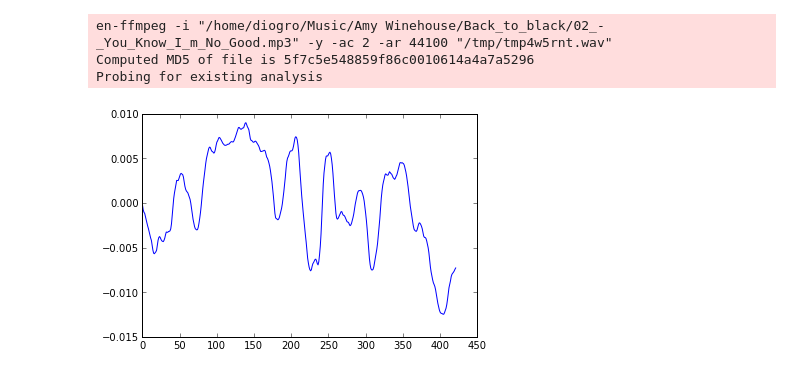
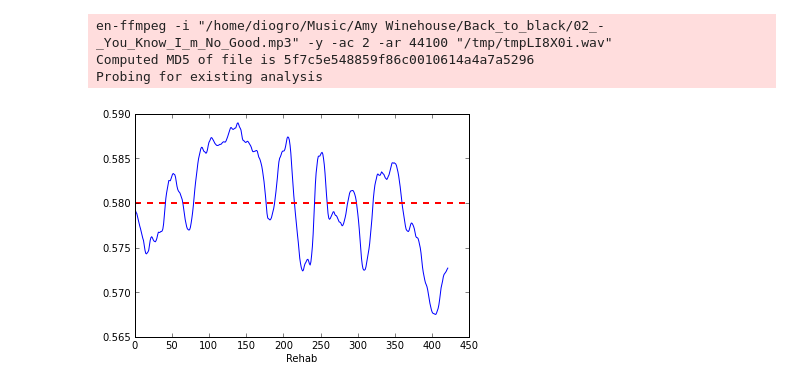
Before and after one commit to diogro/click-track, a Jupyter notebook: Click track.ipynb, the cells around one changed output. Cells and saved outputs as stored; diff of their text form; code cells hidden in the pictures.

```diff
--- a/Click track.ipynb
+++ b/Click track.ipynb
@@ -8,22 +6,24 @@ config.ECHO_NEST_API_KEY="RFW26HLTZEEID1FKT"
 # %%
 inputFile = "/home/diogro/Music/Amy Winehouse/Back_to_black/02_-_You_Know_I_m_No_Good.mp3"
 # %%
-def plot_beats(inputFile):
+def plot_beats(inputFile, label):
     audiofile = audio.LocalAudioFile(inputFile)
     beats = audiofile.analysis.beats
     durations = [beat.duration for beat in beats]
     base = np.mean(durations)
     off_set = []
     for i in xrange(8, len(durations)-8):
-        off_set.append(np.mean(durations[i-8 : i + 8]) - base)
+        off_set.append(np.mean(durations[i-8 : i + 8]))
     plot(off_set)
+    axhline(base, color='r', linestyle='dashed', linewidth=2)
+    xlabel(label)
 # %%
-plot_beats(inputFile)
+plot_beats(inputFile, "Rehab")
 # %% [output]
-en-ffmpeg -i "/home/diogro/Music/Amy Winehouse/Back_to_black/02_-_You_Know_I_m_No_Good.mp3" -y -ac 2 -ar 44100 "/tmp/tmp4w5rnt.wav"
+en-ffmpeg -i "/home/diogro/Music/Amy Winehouse/Back_to_black/02_-_You_Know_I_m_No_Good.mp3" -y -ac 2 -ar 44100 "/tmp/tmpLI8X0i.wav"
 Computed MD5 of file is 5f7c5e548859f86c0010614a4a7a5296
 Probing for existing analysis
-[figure, old version]
+[figure, new version]
 # %%
 from os import listdir
 from os.path import isfile, join
```
Also changed, not shown: parts of 2 cells of this notebook.
